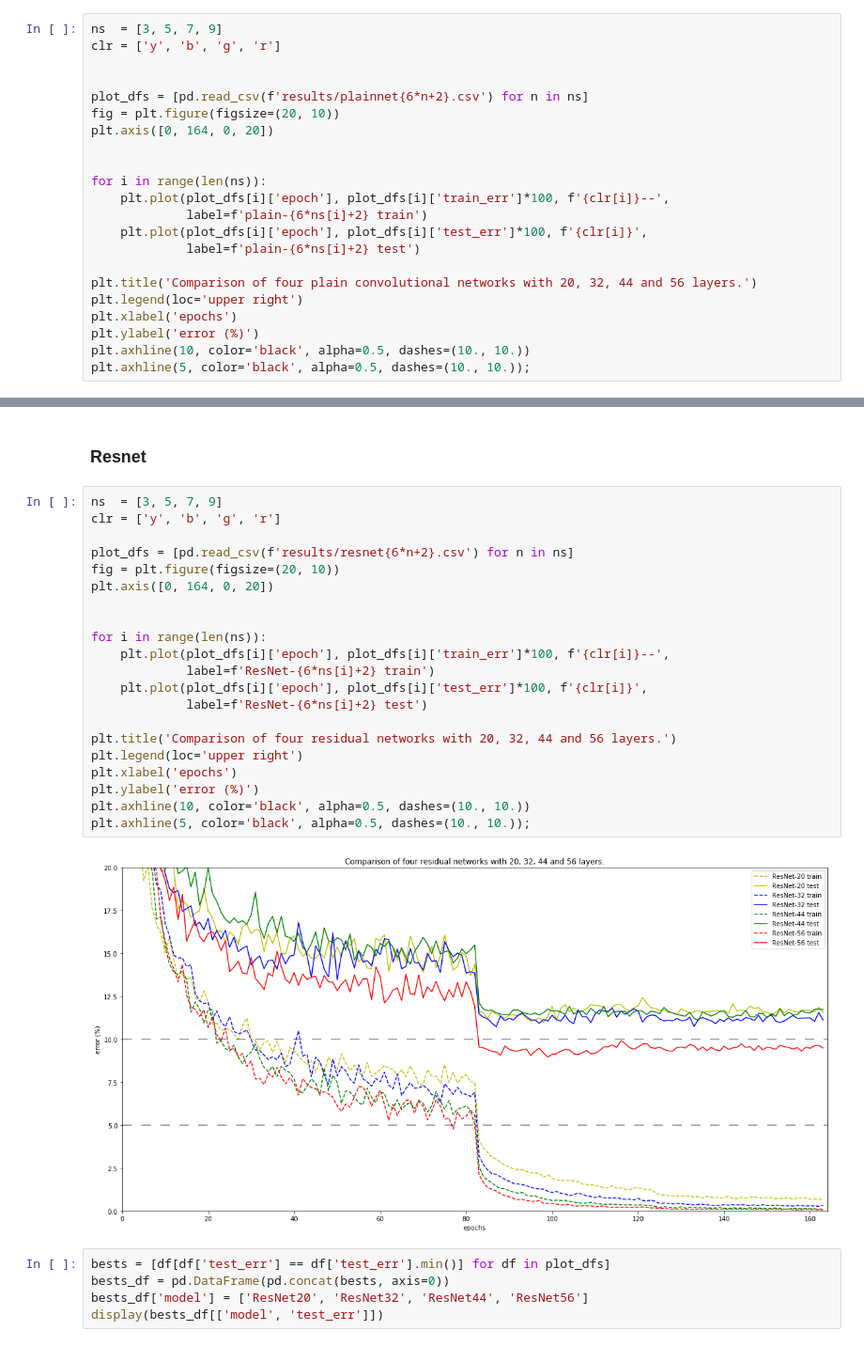
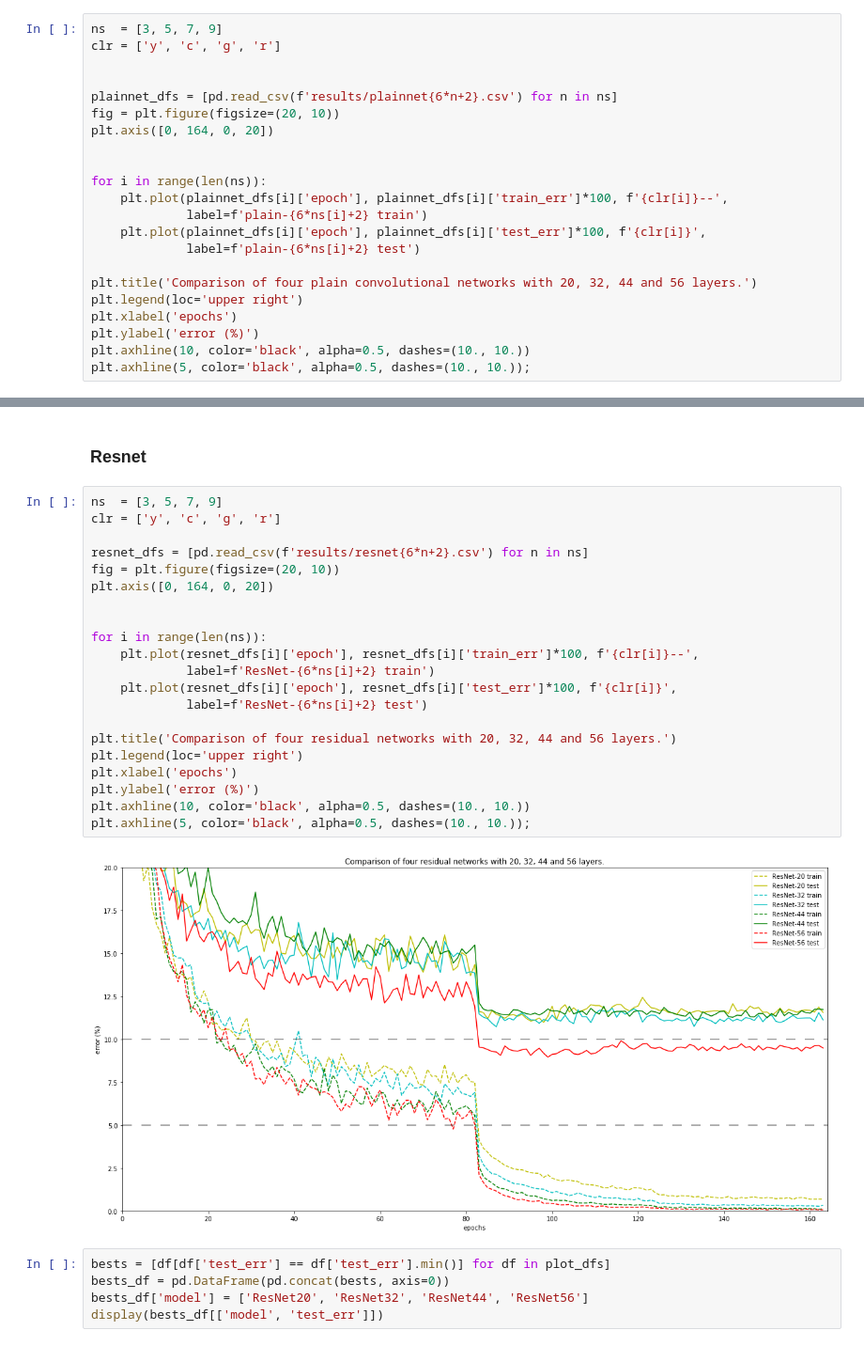
Before and after one commit to a-martyn/resnet, a Jupyter notebook: experiments-cifar10.ipynb, the cells around one changed output, grey strips where cells are left out. Shown at 94% size. Cells and saved outputs as stored; diff of their text form.

```diff
--- a/experiments-cifar10.ipynb
+++ b/experiments-cifar10.ipynb
@@ -368,18 +368,18 @@ ResNet(
 First we compare the performance of 'plain' convolutional networks of various depths. This corresponds to the left-hand axis of Figure. 6 in the paper.
 # %%
 ns  = [3, 5, 7, 9]
-clr = ['y', 'b', 'g', 'r']
+clr = ['y', 'c', 'g', 'r']
 
 
-plot_dfs = [pd.read_csv(f'results/plainnet{6*n+2}.csv') for n in ns]
+plainnet_dfs = [pd.read_csv(f'results/plainnet{6*n+2}.csv') for n in ns]
 fig = plt.figure(figsize=(20, 10))
 plt.axis([0, 164, 0, 20])
 
 
 for i in range(len(ns)):
-    plt.plot(plot_dfs[i]['epoch'], plot_dfs[i]['train_err']*100, f'{clr[i]}--',
+    plt.plot(plainnet_dfs[i]['epoch'], plainnet_dfs[i]['train_err']*100, f'{clr[i]}--',
              label=f'plain-{6*ns[i]+2} train')
-    plt.plot(plot_dfs[i]['epoch'], plot_dfs[i]['test_err']*100, f'{clr[i]}',
+    plt.plot(plainnet_dfs[i]['epoch'], plainnet_dfs[i]['test_err']*100, f'{clr[i]}',
              label=f'plain-{6*ns[i]+2} test')
 
 plt.title('Comparison of four plain convolutional networks with 20, 32, 44 and 56 layers.')
@@ -411,27 +411,27 @@ The test errors observed appear to be ~1% higher than those shown in the left-ha
 ### Resnet
 # %%
 ns  = [3, 5, 7, 9]
-clr = ['y', 'b', 'g', 'r']
+clr = ['y', 'c', 'g', 'r']
 
-plot_dfs = [pd.read_csv(f'results/resnet{6*n+2}.csv') for n in ns]
+resnet_dfs = [pd.read_csv(f'results/resnet{6*n+2}.csv') for n in ns]
 fig = plt.figure(figsize=(20, 10))
 plt.axis([0, 164, 0, 20])
 
 
 for i in range(len(ns)):
-    plt.plot(plot_dfs[i]['epoch'], plot_dfs[i]['train_err']*100, f'{clr[i]}--',
+    plt.plot(resnet_dfs[i]['epoch'], resnet_dfs[i]['train_err']*100, f'{clr[i]}--',
              label=f'ResNet-{6*ns[i]+2} train')
-    plt.plot(plot_dfs[i]['epoch'], plot_dfs[i]['test_err']*100, f'{clr[i]}',
+    plt.plot(resnet_dfs[i]['epoch'], resnet_dfs[i]['test_err']*100, f'{clr[i]}',
              label=f'ResNet-{6*ns[i]+2} test')
 
 plt.title('Comparison of four residual networks with 20, 32, 44 and 56 layers.')
 plt.legend(loc='upper right')
 plt.xlabel('epochs')
 plt.ylabel('error (%)')
 plt.axhline(10, color='black', alpha=0.5, dashes=(10., 10.))
 plt.axhline(5, color='black', alpha=0.5, dashes=(10., 10.));
 # %% [output]
-[figure, old version]
+[figure, new version]
 # %%
 bests = [df[df['test_err'] == df['test_err'].min()] for df in plot_dfs]
 bests_df = pd.DataFrame(pd.concat(bests, axis=0))
```
Also changed, not shown: parts of 6 cells of this notebook, 1 other file.
